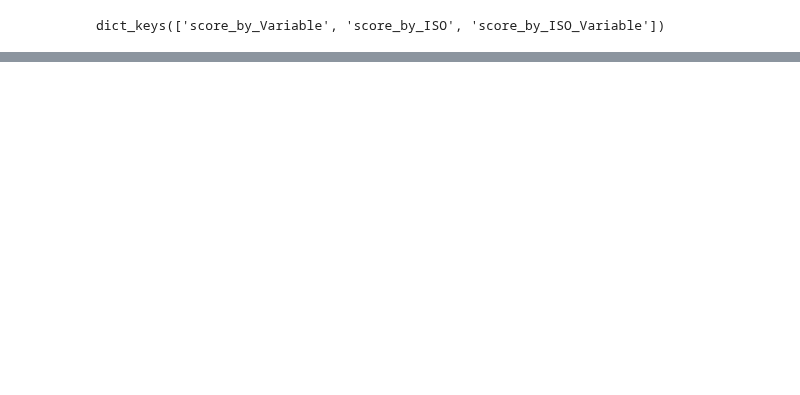
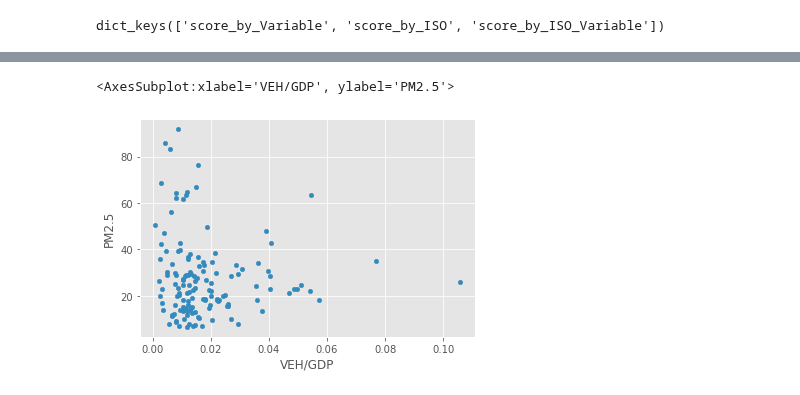
Before and after one commit to simonzabrocki/GraphModels, a Jupyter notebook: notebooks/VEH_development.ipynb, the cells around one changed output, grey strips where cells are left out. Drawn from its saved outputs; the diff is of its cells as text; code cells hidden in the pictures; blank space fills up the shorter version.

```diff
--- a/notebooks/VEH_development.ipynb
+++ b/notebooks/VEH_development.ipynb
@@ -109,0 +139,29 @@ scores['score_by_Variable']
+# %%
+from ggdata.scripts import download
+def get_WB_variables():
+    '''To clean up'''
+
+    to_download =  [
+                    ('EN.ATM.PM25.MC.M3', 'PM2.5'),
+                    ('NY.GDP.PCAP.KD', 'GDPC'),
+    ]
+
+    dfs = []
+
+    for wb_indic, ggi_code in to_download:
+        config = {'GGI_code': ggi_code, 'params': {'indicator': wb_indic}}
+
+        df = download(API_name='WB', config=config, raw=False)
+
+        dfs.append(df)
+
+    df = pd.concat(dfs)
+    df = df[~df.ISO.isin([''])]
+
+
+    df.loc[df.Variable == 'PM2.5', 'Unit'] = 'micrograms/m3'
+
+
+    return df
+# %%
+PM2_5 = get_WB_variables()[['ISO', 'Year', 'Value', 'Variable']]
@@ -109,0 +173,10 @@ scores['score_by_Variable']
+# %%
+VEHC = df.query("type =='measure'")[['ISO', 'Year', 'Value']].assign(Variable='VEHC')
+df_1 = pd.concat([VEHC, PM2_5]).astype({'Year': int}).pivot(index=['ISO', 'Year'], columns='Variable', values='Value').dropna().reset_index()
+# %%
+df_1['VEH/GDP'] = df_1['VEHC'] / df_1['GDPC']
+# %%
+df_1.groupby('ISO').mean().plot(x='VEH/GDP', y='PM2.5', kind='scatter')
+# %% [output]
+<AxesSubplot:xlabel='VEH/GDP', ylabel='PM2.5'>
+[figure, added]
```
Also changed, not shown: parts of 22 cells of this notebook, 20 other files.
